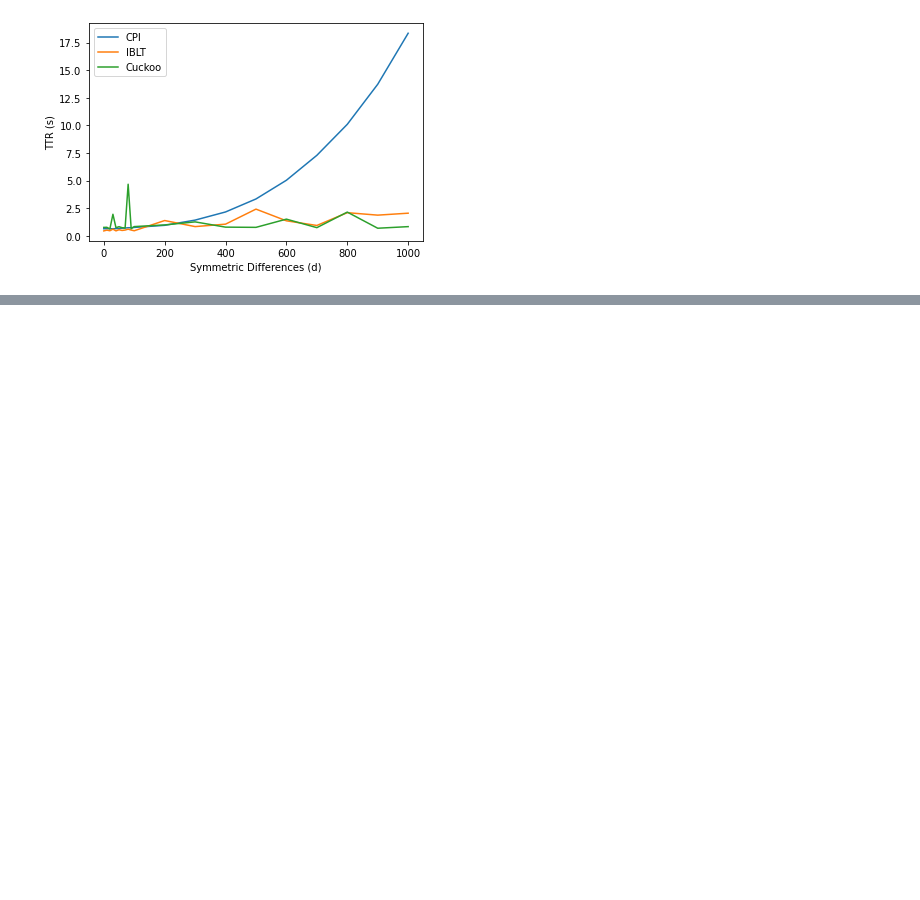
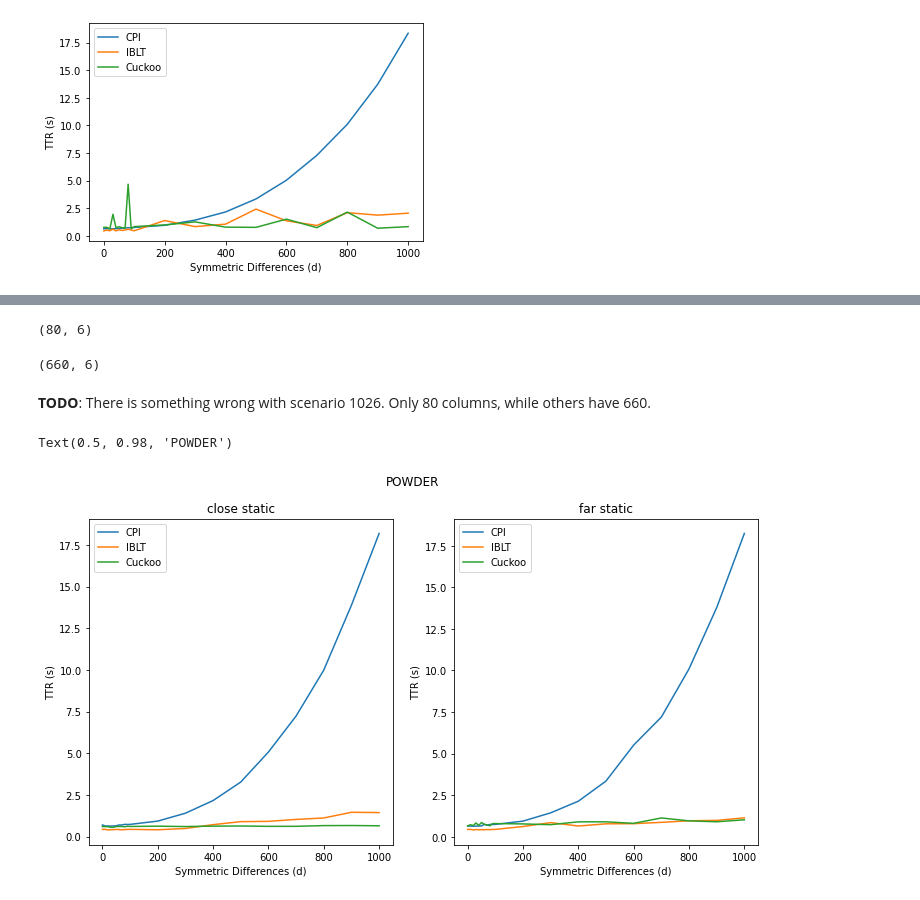
Before and after one commit to nislab/gensync, a Jupyter notebook: run/analysis.ipynb, the cells around one changed output, grey strips where cells are left out. Saved outputs shown, nothing was run; the diff lists cells and outputs as text; code cells hidden in the pictures; blank space fills up the shorter version.

```diff
--- a/run/analysis.ipynb
+++ b/run/analysis.ipynb
@@ -411,0 +477,31 @@ plot_ttr([CPI_1018, IBLT_1018, Cuckoo_1018], ['CPI', 'IBLT', 'Cuckoo'])
+# %%
+CPI_1025 = get_algo_data('CPI', d_1025)
+IBLT_1025 = get_algo_data('IBLT', d_1025)
+Cuckoo_1025 = get_algo_data('Cuckoo', d_1025)
+
+# CPI_1026 = get_algo_data('CPI', d_1026)
+# IBLT_1026 = get_algo_data('IBLT', d_1026)
+# Cuckoo_1026 = get_algo_data('Cuckoo', d_1026)
+
+CPI_1027 = get_algo_data('CPI', d_1027)
+IBLT_1027 = get_algo_data('IBLT', d_1027)
+Cuckoo_1027 = get_algo_data('Cuckoo', d_1027)
+# %%
+d_1026.shape
+# %% [output]
+(80, 6)
+# %%
+d_1027.shape
+# %% [output]
+(660, 6)
+# %% [markdown]
+**TODO**: There is something wrong with scenario 1026. Only 80 columns, while others have 660.
+# %%
+figure, axis = plt.subplots(1, 2, figsize=(12, 6))
+plot_ttr([CPI_1025, IBLT_1025, Cuckoo_1025], ['CPI', 'IBLT', 'Cuckoo'], title='close static', axis=axis[0])
+#plot_ttr([CPI_1026, IBLT_1026, Cuckoo_1026], ['CPI', 'IBLT', 'Cuckoo'], title='close moderate', axis=axis[1])
+plot_ttr([CPI_1027, IBLT_1027, Cuckoo_1027], ['CPI', 'IBLT', 'Cuckoo'], title='far static', axis=axis[1])
+figure.suptitle('POWDER')
+# %% [output]
+Text(0.5, 0.98, 'POWDER')
+[figure, added]
```
Also changed, not shown: parts of 14 cells of this notebook, 7 other files.
